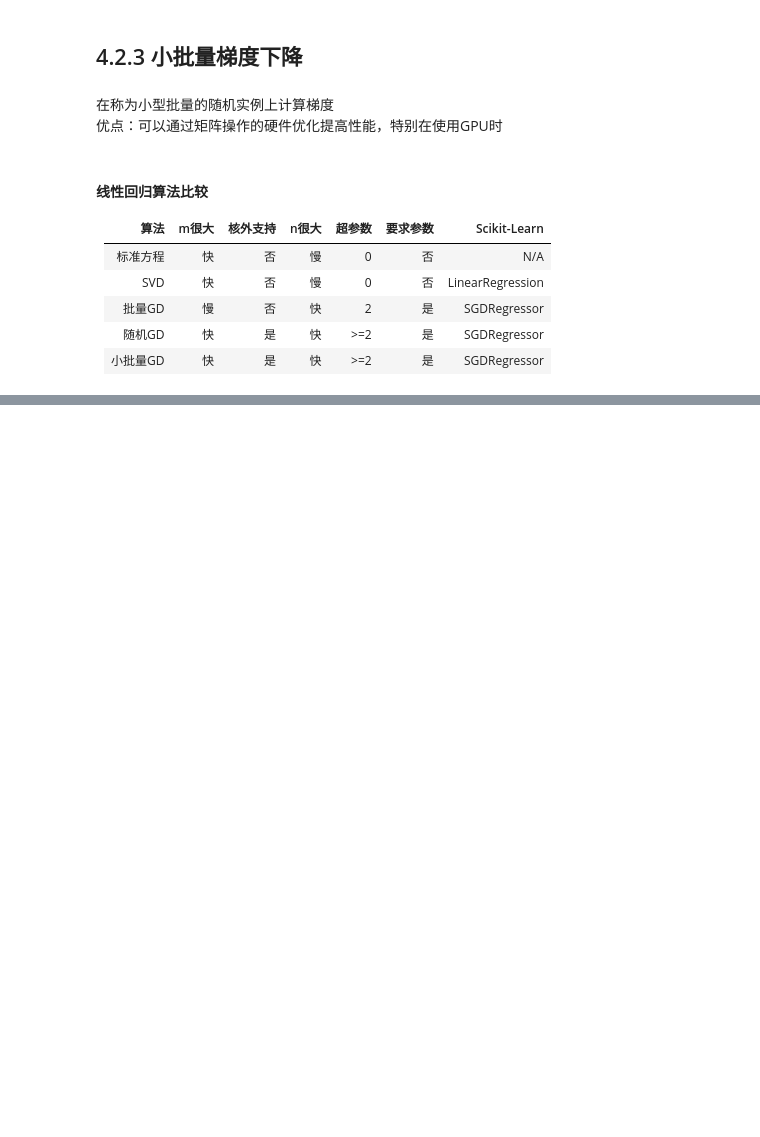
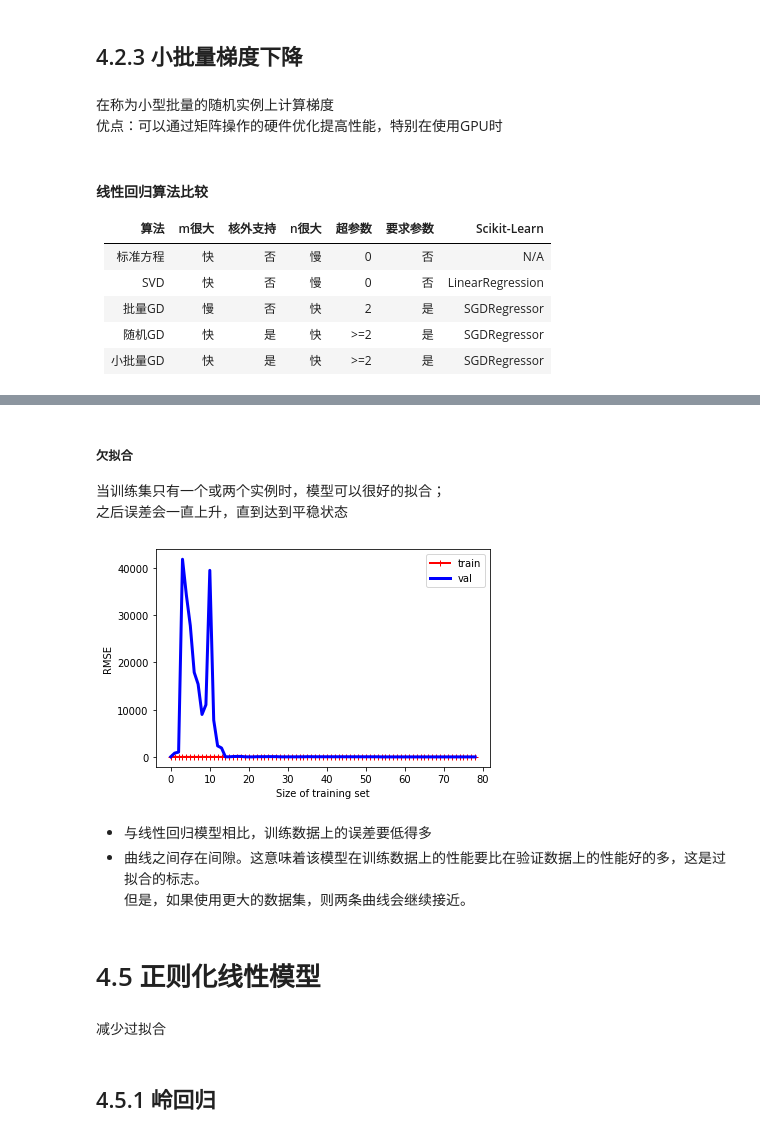
Before and after one commit to ZiHAO-LI-cmd/Hands-On-Machine-Learning, a Jupyter notebook: 训练模型.ipynb, the cells around one changed output, grey strips where cells are left out. Saved outputs shown, nothing was run; the diff lists cells and outputs as text; code cells hidden in the pictures; blank space fills up the shorter version.

```diff
--- a/训练模型.ipynb
+++ b/训练模型.ipynb
@@ -169,0 +241,25 @@ sgd_reg.intercept_, sgd_reg.coef_
+# %% [markdown]
+##### 欠拟合
+当训练集只有一个或两个实例时，模型可以很好的拟合；
+之后误差会一直上升，直到达到平稳状态
+# %%
+# 相同数据上的10阶多项式模型的学习曲线
+
+from sklearn.pipeline import Pipeline
+polynomial_regression = Pipeline([
+        ("poly_features", PolynomialFeatures(degree=10, include_bias=False)),
+        ("lin_reg", LinearRegression()),
+    ])
+plot_leanring_curves(polynomial_regression, X, y)
+# %% [output]
+[figure, added]
+# %% [markdown]
+* 与线性回归模型相比，训练数据上的误差要低得多
+* 曲线之间存在间隙。这意味着该模型在训练数据上的性能要比在验证数据上的性能好的多，这是过拟合的标志。
+但是，如果使用更大的数据集，则两条曲线会继续接近。
+# %% [markdown]
+# 4.5 正则化线性模型
+# %% [markdown]
+减少过拟合
+# %% [markdown]
+## 4.5.1 岭回归
```
Also changed, not shown: parts of 28 cells of this notebook.
